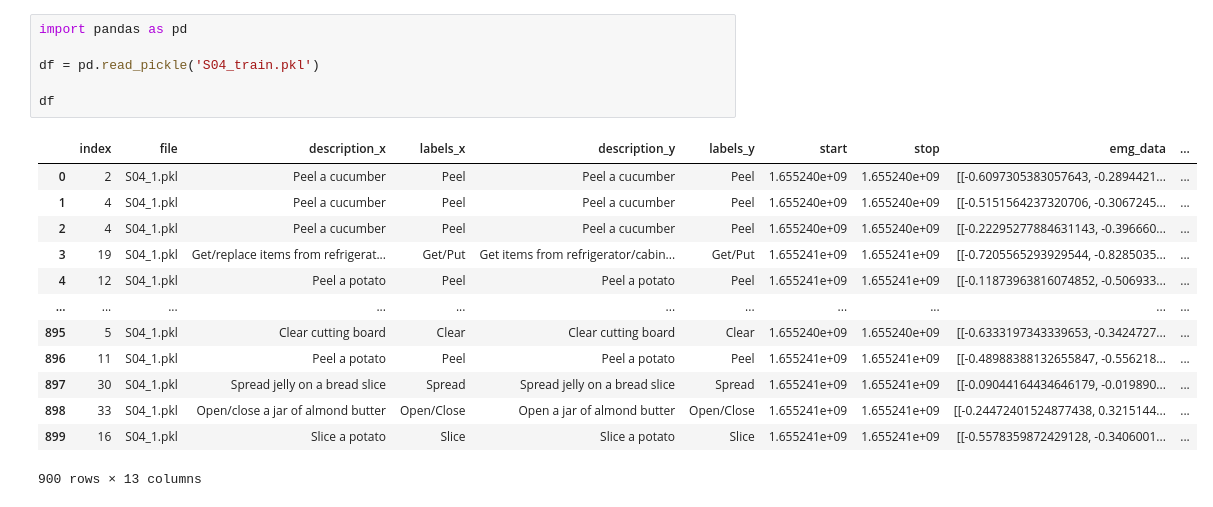
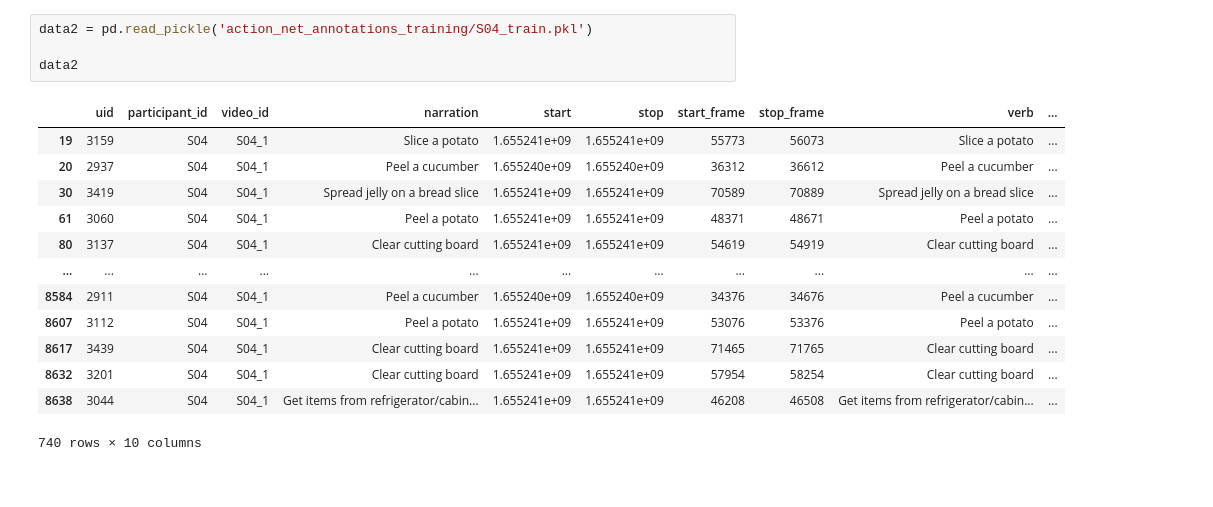
Before and after one commit to AmorosoLaura/aml23-ego, a Jupyter notebook: action_net_rgb_extraction.ipynb, the cells around one changed output. Saved outputs shown, nothing was run; the diff lists cells and outputs as text.

```diff
--- a/action_net_rgb_extraction.ipynb
+++ b/action_net_rgb_extraction.ipynb
@@ -202,20 +228,18 @@ create_reduced_annotations(complete_annotations="S04_test.pkl", train=False)
 # %%
-import pandas as pd
+data2 = pd.read_pickle('action_net_annotations_training/S04_train.pkl')
 
-df = pd.read_pickle('S04_train.pkl')
-
-df
+data2
 # %% [output]
-|  | index | file | description_x | labels_x | description_y | labels_y | start | stop | emg_data | ... |
-| 0 | 2 | S04_1.pkl | Peel a cucumber | Peel | Peel a cucumber | Peel | 1.655240e+09 | 1.655240e+09 | [[-0.6097305383057643, -0.2894421... | ... |
-| 1 | 4 | S04_1.pkl | Peel a cucumber | Peel | Peel a cucumber | Peel | 1.655240e+09 | 1.655240e+09 | [[-0.5151564237320706, -0.3067245... | ... |
-| 2 | 4 | S04_1.pkl | Peel a cucumber | Peel | Peel a cucumber | Peel | 1.655240e+09 | 1.655240e+09 | [[-0.22295277884631143, -0.396660... | ... |
-| 3 | 19 | S04_1.pkl | Get/replace items from refrigerat... | Get/Put | Get items from refrigerator/cabin... | Get/Put | 1.655241e+09 | 1.655241e+09 | [[-0.7205565293929544, -0.8285035... | ... |
-| 4 | 12 | S04_1.pkl | Peel a potato | Peel | Peel a potato | Peel | 1.655241e+09 | 1.655241e+09 | [[-0.11873963816074852, -0.506933... | ... |
+|  | uid | participant_id | video_id | narration | start | stop | start_frame | stop_frame | verb | ... |
+| 19 | 3159 | S04 | S04_1 | Slice a potato | 1.655241e+09 | 1.655241e+09 | 55773 | 56073 | Slice a potato | ... |
+| 20 | 2937 | S04 | S04_1 | Peel a cucumber | 1.655240e+09 | 1.655240e+09 | 36312 | 36612 | Peel a cucumber | ... |
+| 30 | 3419 | S04 | S04_1 | Spread jelly on a bread slice | 1.655241e+09 | 1.655241e+09 | 70589 | 70889 | Spread jelly on a bread slice | ... |
+| 61 | 3060 | S04 | S04_1 | Peel a potato | 1.655241e+09 | 1.655241e+09 | 48371 | 48671 | Peel a potato | ... |
+| 80 | 3137 | S04 | S04_1 | Clear cutting board | 1.655241e+09 | 1.655241e+09 | 54619 | 54919 | Clear cutting board | ... |
 | ... | ... | ... | ... | ... | ... | ... | ... | ... | ... | ... |
-| 895 | 5 | S04_1.pkl | Clear cutting board | Clear | Clear cutting board | Clear | 1.655240e+09 | 1.655240e+09 | [[-0.6333197343339653, -0.3424727... | ... |
-| 896 | 11 | S04_1.pkl | Peel a potato | Peel | Peel a potato | Peel | 1.655241e+09 | 1.655241e+09 | [[-0.48988388132655847, -0.556218... | ... |
-| 897 | 30 | S04_1.pkl | Spread jelly on a bread slice | Spread | Spread jelly on a bread slice | Spread | 1.655241e+09 | 1.655241e+09 | [[-0.09044164434646179, -0.019890... | ... |
-| 898 | 33 | S04_1.pkl | Open/close a jar of almond butter | Open/Close | Open a jar of almond butter | Open/Close | 1.655241e+09 | 1.655241e+09 | [[-0.24472401524877438, 0.3215144... | ... |
-| 899 | 16 | S04_1.pkl | Slice a potato | Slice | Slice a potato | Slice | 1.655241e+09 | 1.655241e+09 | [[-0.5578359872429128, -0.3406001... | ... |
+| 8584 | 2911 | S04 | S04_1 | Peel a cucumber | 1.655240e+09 | 1.655240e+09 | 34376 | 34676 | Peel a cucumber | ... |
+| 8607 | 3112 | S04 | S04_1 | Peel a potato | 1.655241e+09 | 1.655241e+09 | 53076 | 53376 | Peel a potato | ... |
+| 8617 | 3439 | S04 | S04_1 | Clear cutting board | 1.655241e+09 | 1.655241e+09 | 71465 | 71765 | Clear cutting board | ... |
+| 8632 | 3201 | S04 | S04_1 | Clear cutting board | 1.655241e+09 | 1.655241e+09 | 57954 | 58254 | Clear cutting board | ... |
+| 8638 | 3044 | S04 | S04_1 | Get items from refrigerator/cabin... | 1.655241e+09 | 1.655241e+09 | 46208 | 46508 | Get items from refrigerator/cabin... | ... |
-900 rows × 13 columns
+740 rows × 10 columns
```
Also changed, not shown: parts of 11 cells of this notebook, 9 other files.
